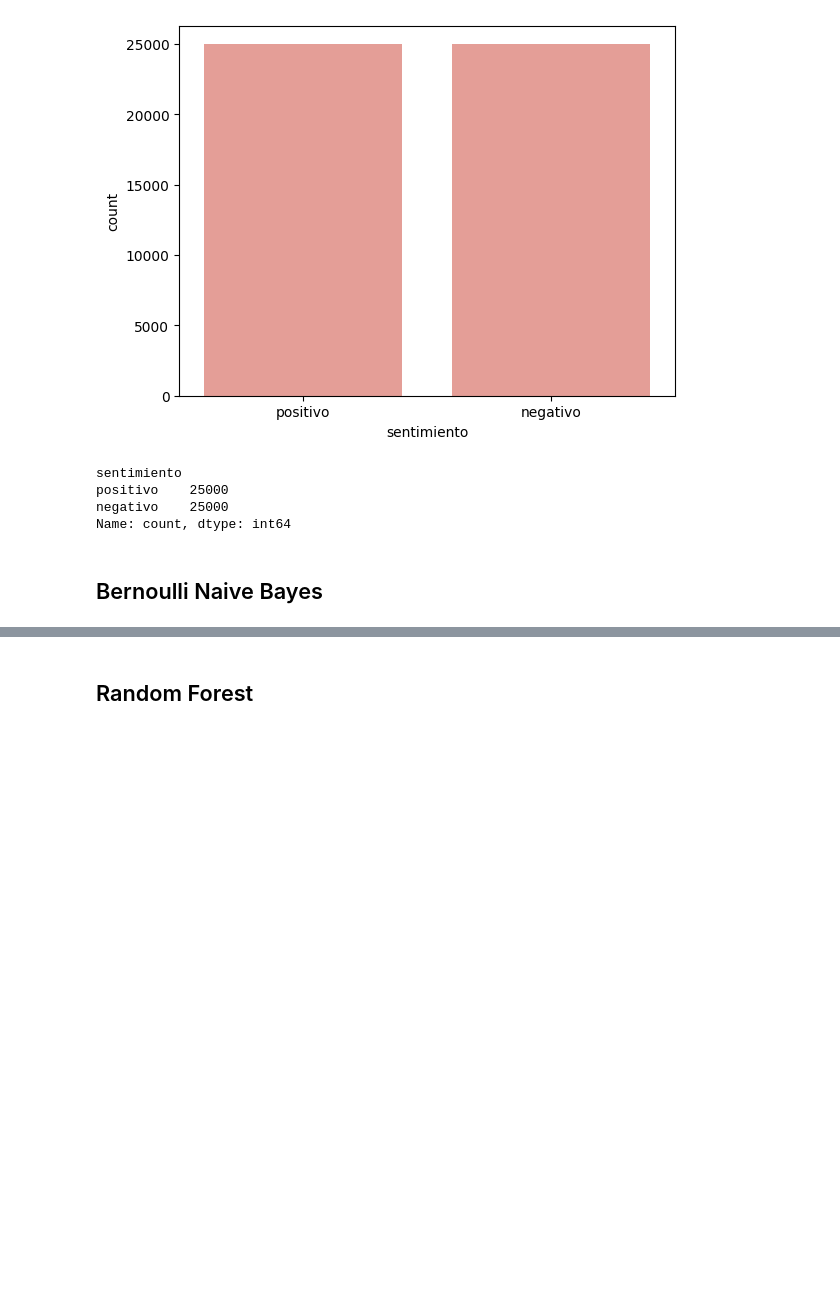
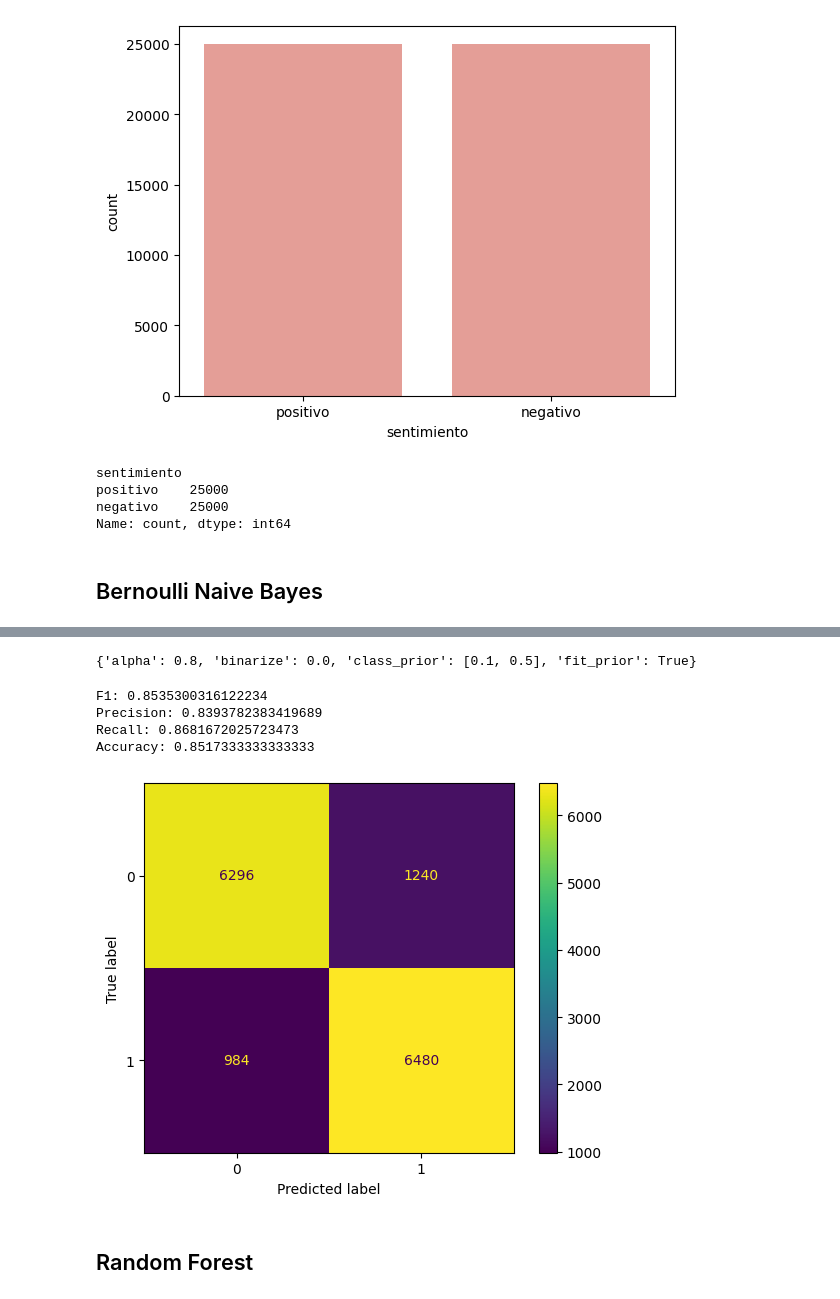
Before and after one commit to Taielmolina01/7506R-1C2024-GRUPO01, a Jupyter notebook: TP2/7506R_TP2_GRUPO01_ENTREGA.ipynb, the cells around one changed output, grey strips where cells are left out. Cells and saved outputs as stored; diff of their text form; code cells hidden in the pictures; blank space fills up the shorter version.

```diff
--- a/TP2/7506R_TP2_GRUPO01_ENTREGA.ipynb
+++ b/TP2/7506R_TP2_GRUPO01_ENTREGA.ipynb
@@ -66,0 +65,2 @@ from sklearn.model_selection import train_test_split
+# %%
+df_train["sentimiento"] = df_train["sentimiento"].map({"positivo": 1, "negativo": 0})
@@ -121,5 +136,5 @@ x_test_vec = vectorizer.transform(x_test_)
 # %%
 # Dejando stopwords
 
-# nb_classifier = BernoulliNB()
-# gs = busqueda_hiperparametros(nb_classifier, x_train_vec)
+nb_classifier = BernoulliNB()
+gs = busqueda_hiperparametros(nb_classifier, x_train_vec)
@@ -126,10 +154,18 @@ x_test_vec = vectorizer.transform(x_test_)
 # %%
-# print(gs.best_params_)
+print(gs.best_params_)
+# %% [output]
+{'alpha': 0.8, 'binarize': 0.0, 'class_prior': [0.1, 0.5], 'fit_prior': True}
 # %%
-# best_nb = BernoulliNB(alpha=gs.best_params_["alpha"], fit_prior=gs.best_params_["fit_prior"])
+best_nb = BernoulliNB(alpha=gs.best_params_["alpha"], fit_prior=gs.best_params_["fit_prior"])
 
-# gs.fit(x_train_vec, y_train)
-# y_pred = gs.predict(x_test_vec)
+gs.fit(x_train_vec, y_train)
+y_pred = gs.predict(x_test_vec)
 # %%
-# imprimir_resultados(y_test_, y_pred)
+imprimir_resultados(y_test_, y_pred)
+# %% [output]
+F1: 0.8535300316122234
+Precision: 0.8393782383419689
+Recall: 0.8681672025723473
+Accuracy: 0.8517333333333333
+[figure, added]
 # %%
```
Also changed, not shown: parts of 22 cells of this notebook, 7 other files.
